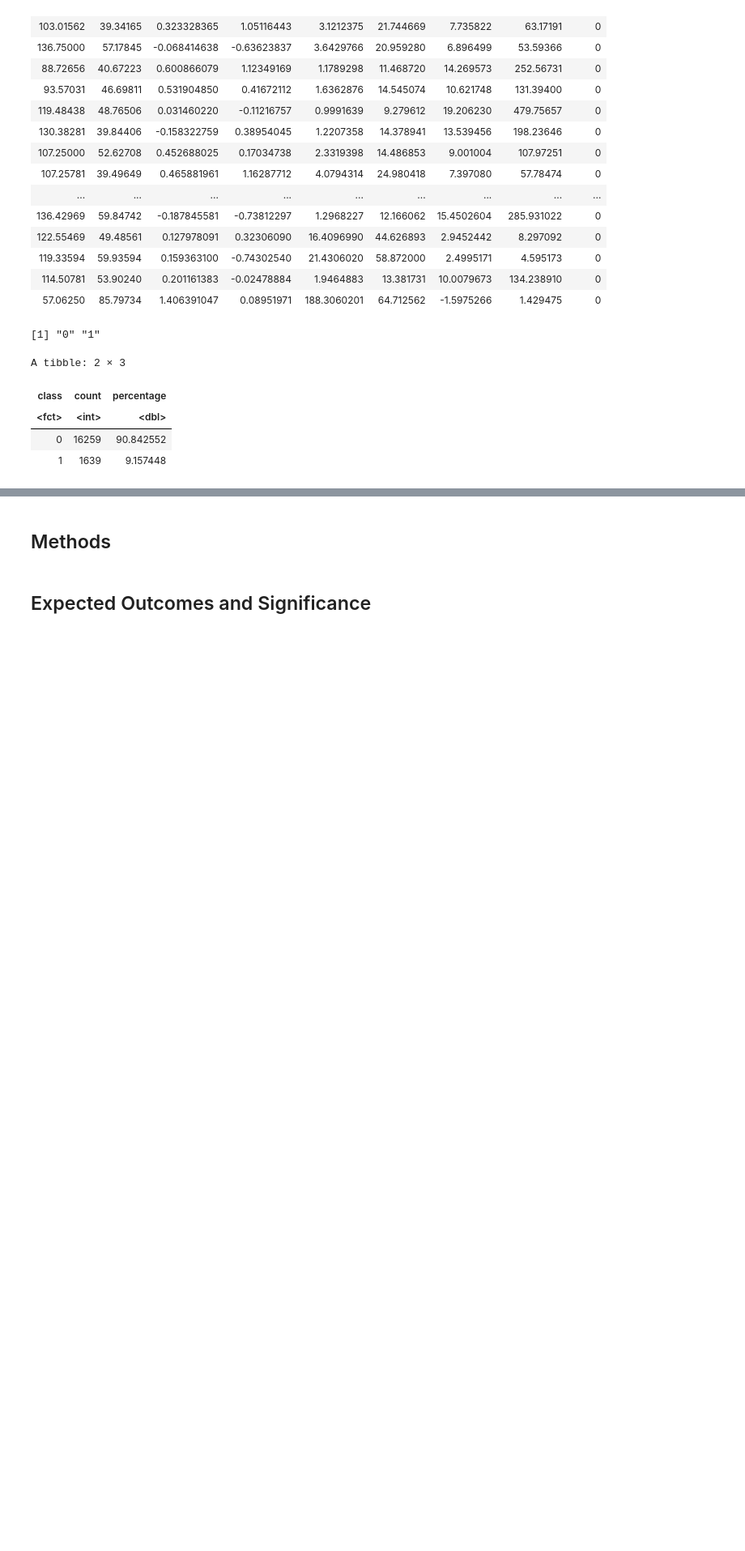
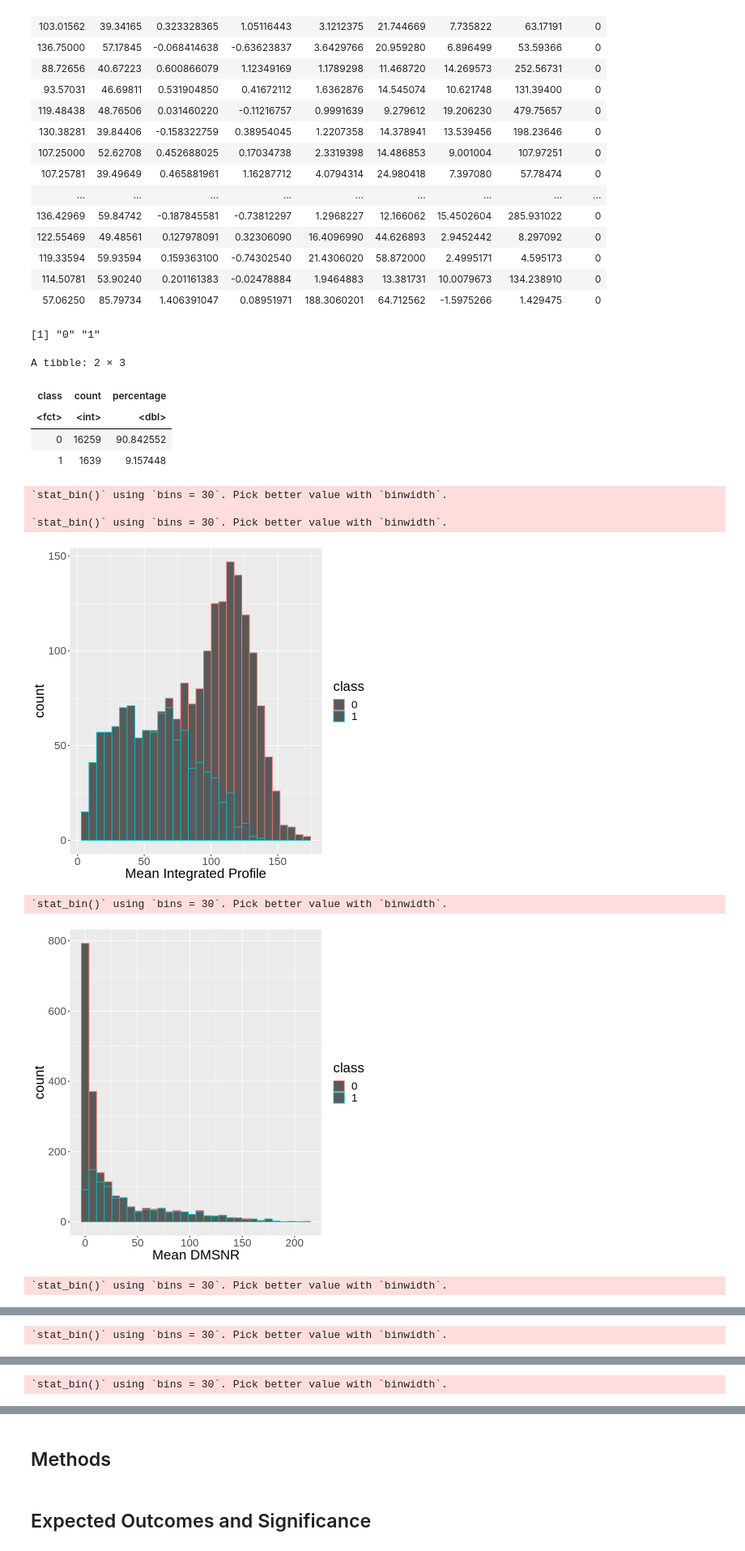
Before and after one commit to splashhhhhh/dsci100-grp165, a Jupyter notebook: Proposal.ipynb, the cells around one changed output, grey strips where cells are left out. Shown at 81% size. Drawn from its saved outputs; the diff is of its cells as text; code cells hidden in the pictures; blank space fills up the shorter version.

Commit message:
Question + Visualizations
Updated question and added the 8 visualization plots

```diff
--- a/Proposal.ipynb
+++ b/Proposal.ipynb
@@ -87,3 +103,81 @@ A tibble: 2 × 3
 pulsar_split <- initial_split(pulsar, prop = 0.75, strata = class)
 pulsar_training <- training(pulsar_split)
 pulsar_testing <- testing(pulsar_split)
+
+training_scaled <- pulsar_training |>
+    group_by(class)|>
+    slice(1:1000)
+# %%
+pulsar_plot <- training_scaled |>
+    ggplot(aes(x = mean_ip)) +
+    geom_histogram(aes(colour = class)) +
+    labs(x = "Mean Integrated Profile") +
+    theme(text = element_text(size = 20))
+pulsar_plot
+
+pulsar_plot2 <- training_scaled |>
+    ggplot(aes(x = mean_dmsnr)) +
+    geom_histogram(aes(colour = class)) +
+    labs(x = "Mean DMSNR") +
+    theme(text = element_text(size = 20))
+pulsar_plot2
+
+# sd_ip	kurt_ip	skew_ip	mean_dmsnr	sd_dmsnr	kurt_dmsnr	skew_dmsnr
+
+pulsar_plot3 <- training_scaled |>
+    ggplot(aes(x = sd_ip)) +
+    geom_histogram(aes(colour = class)) +
+    labs(x = "sd_ip") +
+    theme(text = element_text(size = 20))
+pulsar_plot3
+
+
+pulsar_plot4 <- training_scaled |>
+    ggplot(aes(x = kurt_ip)) +
+    geom_histogram(aes(colour = class)) +
+    labs(x = "kurt_ip") +
+    theme(text = element_text(size = 20))
+pulsar_plot4
+
+pulsar_plot5 <- pulsar_training |>
+    ggplot(aes(x = skew_ip)) +
+    geom_histogram(aes(colour = class)) +
+    labs(x = "skew_ip") +
+    theme(text = element_text(size = 20))
+pulsar_plot5
+
+pulsar_plot6 <- pulsar_training |>
+    ggplot(aes(x = mean_dmsnr)) +
+    geom_histogram(aes(colour = class)) +
+    labs(x = "mean_dmsnr") +
+    theme(text = element_text(size = 20))
+pulsar_plot6
+
+pulsar_plot7 <- pulsar_training |>
+    ggplot(aes(x = sd_dmsnr)) +
+    geom_histogram(aes(colour = class)) +
+    labs(x = "sd_dmsnr") +
+    theme(text = element_text(size = 20))
+pulsar_plot7
+
+pulsar_plot8 <- pulsar_training |>
+    ggplot(aes(x = kurt_dmsnr)) +
+    geom_histogram(aes(colour = class)) +
+    labs(x = "kurt_dmsnr") +
+    theme(text = element_text(size = 20))
+pulsar_plot8
+
+pulsar_plot9 <- pulsar_training |>
+    ggplot(aes(x = skew_dmsnr)) +
+    geom_histogram(aes(colour = class)) +
+    labs(x = "skew_dmsnr") +
+    theme(text = element_text(size = 20))
+pulsar_plot9
+# %% [output]
+`stat_bin()` using `bins = 30`. Pick better value with `binwidth`.
+
+`stat_bin()` using `bins = 30`. Pick better value with `binwidth`.
+[figure, added]
+`stat_bin()` using `bins = 30`. Pick better value with `binwidth`.
+[figure, added]
+`stat_bin()` using `bins = 30`. Pick better value with `binwidth`.
@@ -89,0 +185 @@ pulsar_testing <- testing(pulsar_split)
+`stat_bin()` using `bins = 30`. Pick better value with `binwidth`.
@@ -89,0 +187 @@ pulsar_testing <- testing(pulsar_split)
+`stat_bin()` using `bins = 30`. Pick better value with `binwidth`.
```
Also changed, not shown: parts of 4 cells of this notebook.
